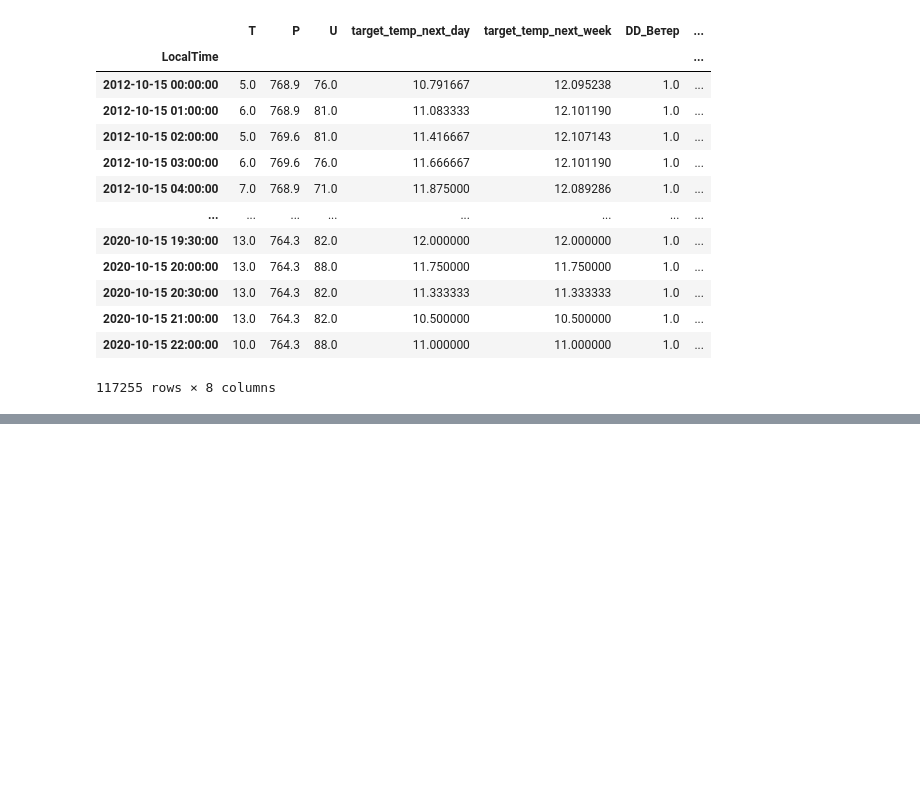
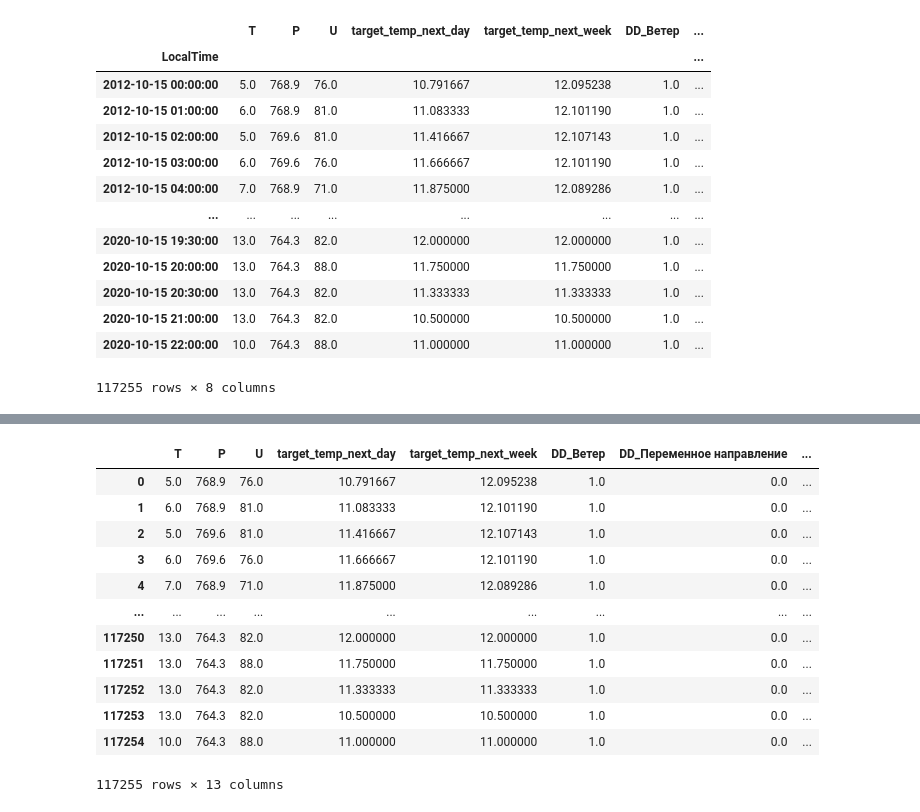
Before and after one commit to sergeydorof/neural_networks_labs, a Jupyter notebook: lab2/nn_lab2_eda.ipynb, the cells around one changed output, grey strips where cells are left out. Drawn from its saved outputs; the diff is of its cells as text; code cells hidden in the pictures; blank space fills up the shorter version.

```diff
--- a/lab2/nn_lab2_eda.ipynb
+++ b/lab2/nn_lab2_eda.ipynb
@@ -399,0 +418,18 @@ data
+# %%
+import numpy as np
+
+data['year'] = data.index.year
+data['hour'] = data.index.hour
+data['day_of_year'] = data.index.dayofyear
+
+# Циклическое кодирование для часа (период 24 часа)
+data['hour_sin'] = np.sin(2 * np.pi * data['hour'] / 24.0)
+data['hour_cos'] = np.cos(2 * np.pi * data['hour'] / 24.0)
+
+# Циклическое кодирование для дня года (период 365.25 дня для учета високосных годов)
+data['day_of_year_sin'] = np.sin(2 * np.pi * data['day_of_year'] / 365.25)
+data['day_of_year_cos'] = np.cos(2 * np.pi * data['day_of_year'] / 365.25)
+
+data = data.drop(columns=['hour', 'day_of_year'])
+
+data
@@ -399,0 +451,18 @@ data
+# %%
+data = data.reset_index(drop=True)
+# %%
+data
+# %% [output]
+|  | T | P | U | target_temp_next_day | target_temp_next_week | DD_Ветер | DD_Переменное направление | ... |
+| 0 | 5.0 | 768.9 | 76.0 | 10.791667 | 12.095238 | 1.0 | 0.0 | ... |
+| 1 | 6.0 | 768.9 | 81.0 | 11.083333 | 12.101190 | 1.0 | 0.0 | ... |
+| 2 | 5.0 | 769.6 | 81.0 | 11.416667 | 12.107143 | 1.0 | 0.0 | ... |
+| 3 | 6.0 | 769.6 | 76.0 | 11.666667 | 12.101190 | 1.0 | 0.0 | ... |
+| 4 | 7.0 | 768.9 | 71.0 | 11.875000 | 12.089286 | 1.0 | 0.0 | ... |
+| ... | ... | ... | ... | ... | ... | ... | ... | ... |
+| 117250 | 13.0 | 764.3 | 82.0 | 12.000000 | 12.000000 | 1.0 | 0.0 | ... |
+| 117251 | 13.0 | 764.3 | 88.0 | 11.750000 | 11.750000 | 1.0 | 0.0 | ... |
+| 117252 | 13.0 | 764.3 | 82.0 | 11.333333 | 11.333333 | 1.0 | 0.0 | ... |
+| 117253 | 13.0 | 764.3 | 82.0 | 10.500000 | 10.500000 | 1.0 | 0.0 | ... |
+| 117254 | 10.0 | 764.3 | 88.0 | 11.000000 | 11.000000 | 1.0 | 0.0 | ... |
+117255 rows × 13 columns
```
Also changed, not shown: parts of 12 cells of this notebook.
